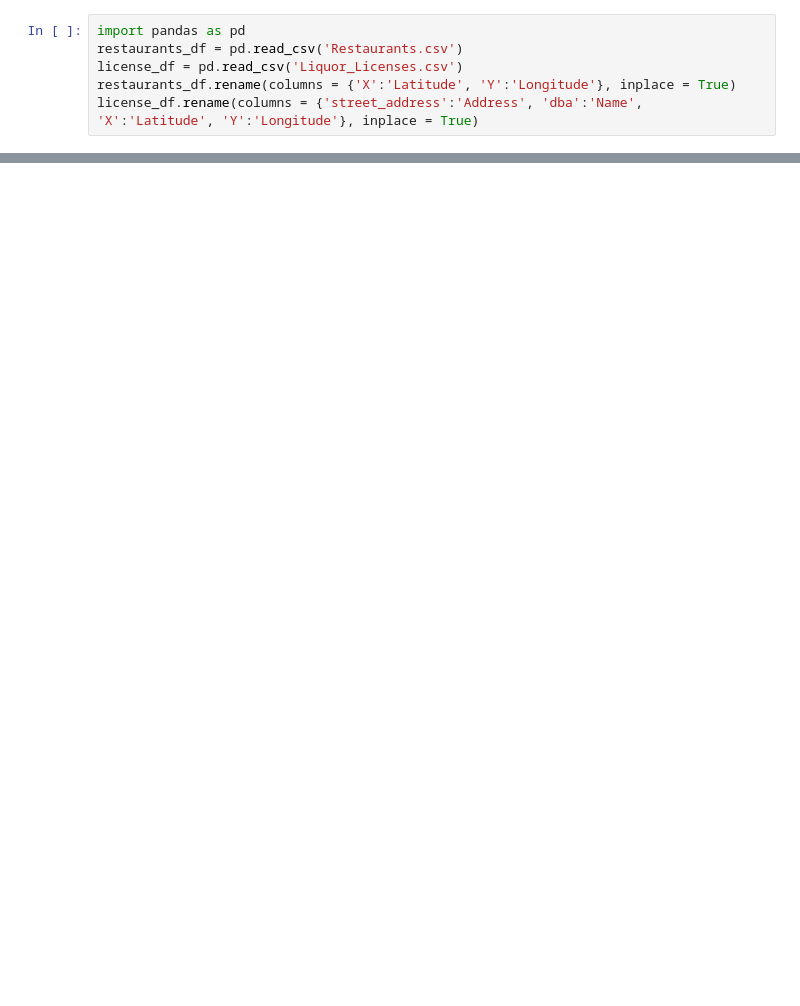
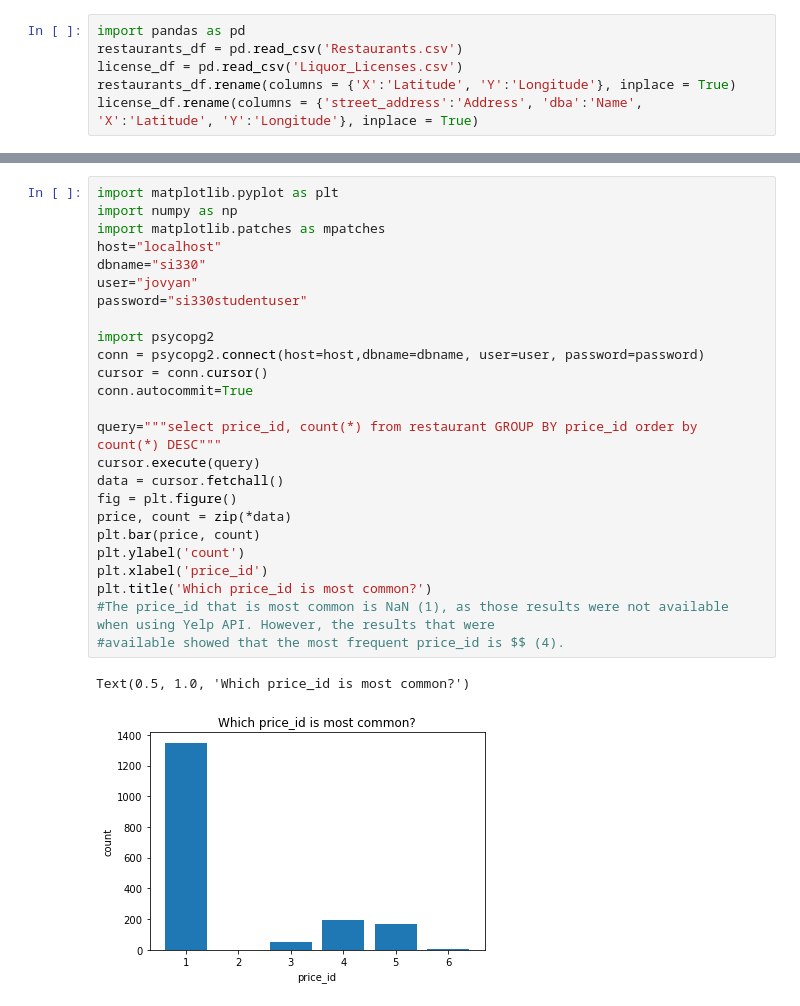
Before and after one commit to wijj/si330-project, a Jupyter notebook: FINAL.ipynb, the cells around one changed output, grey strips where cells are left out. Cells and saved outputs as stored; diff of their text form; blank space fills up the shorter version.

Commit message:
visualzzzz

```diff
--- a/FINAL.ipynb
+++ b/FINAL.ipynb
@@ -78,0 +190,28 @@ ERROR: Command errored out with exit status 1: python setup.py egg_info Check th
+# %%
+import matplotlib.pyplot as plt
+import numpy as np
+import matplotlib.patches as mpatches
+host="localhost"
+dbname="si330"
+user="jovyan"
+password="si330studentuser"
+
+import psycopg2
+conn = psycopg2.connect(host=host,dbname=dbname, user=user, password=password)
+cursor = conn.cursor()
+conn.autocommit=True
+
+query="""select price_id, count(*) from restaurant GROUP BY price_id order by count(*) DESC"""
+cursor.execute(query)
+data = cursor.fetchall()
+fig = plt.figure()
+price, count = zip(*data)
+plt.bar(price, count)
+plt.ylabel('count')
+plt.xlabel('price_id')
+plt.title('Which price_id is most common?')
+#The price_id that is most common is NaN (1), as those results were not available when using Yelp API. However, the results that were
+#available showed that the most frequent price_id is $$ (4).
+# %% [output]
+Text(0.5, 1.0, 'Which price_id is most common?')
+[figure, added]
```
Also changed, not shown: parts of 15 cells of this notebook.
